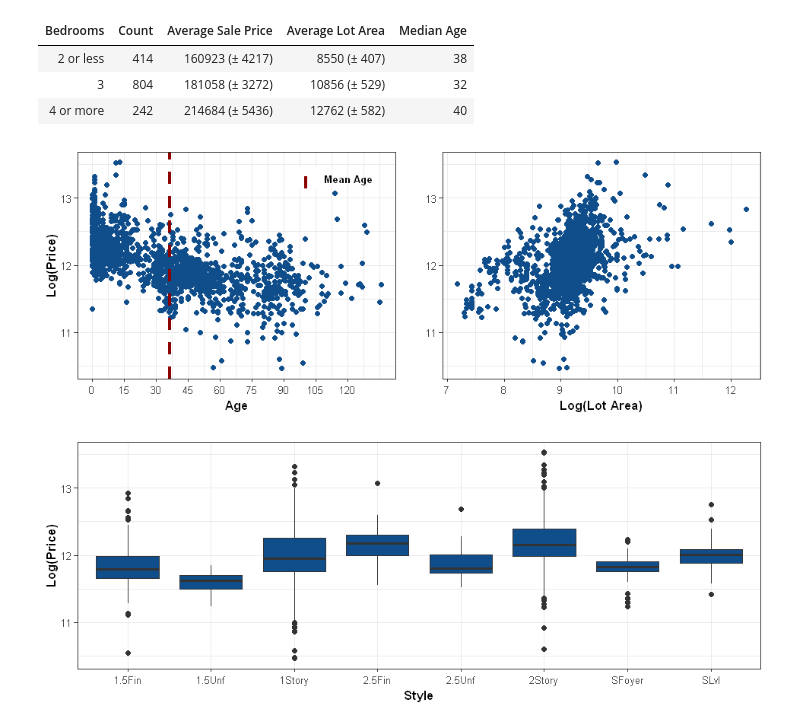
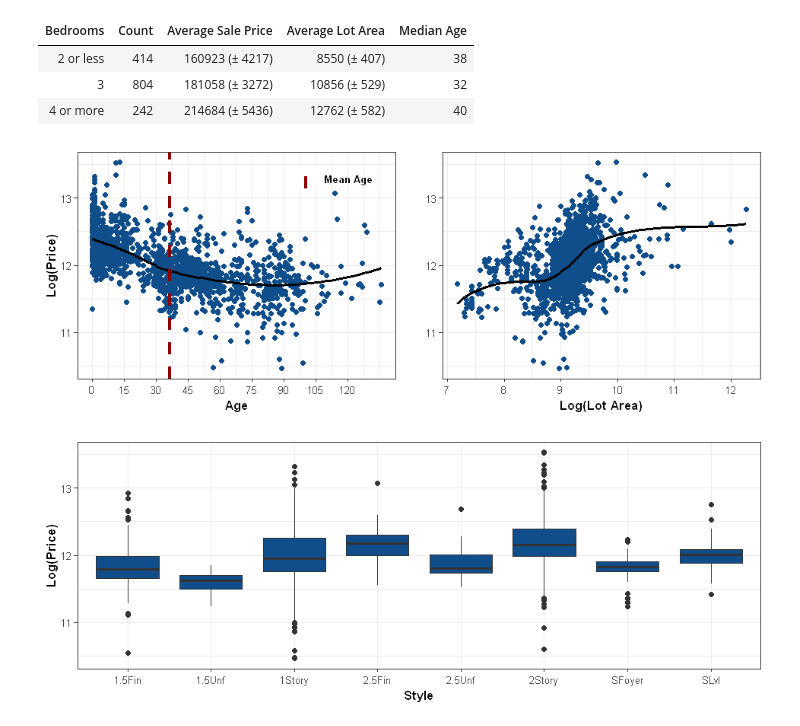
Before and after one commit to juisen/hedonic_price_modeling, a Jupyter notebook: Statistical Modeling.ipynb, the cells around one changed output. Cells and saved outputs as stored; diff of their text form; code cells hidden in the pictures.

```diff
--- a/Statistical Modeling.ipynb
+++ b/Statistical Modeling.ipynb
@@ -6,3 +1,17 @@ library(estimatr)
+# %%
+options(warn=-1)
+suppressWarnings({
+    libs <- c("tidyverse","gridExtra","estimatr")
+load.libs <- function(x){
+  for(i in x){
+    if(!require(i,character.only = TRUE )){
+      install.packages(i,dependencies = TRUE )
+      library(i,character.only = TRUE )
+    }
+  }
+}
+load.libs(libs)
+})
 # %%
 data_preprocessed = read.csv("data_preprocessed.csv", header = T)
 data = data_preprocessed
@@ -116,32 +125,34 @@ table(data,Bedrooms)
 # %%
 options(repr.plot.width = 8, repr.plot.height = 3)
 
 age_price_plot<-data%>%
     ggplot()+
     geom_point(aes(Age, log_price), color = "dodgerblue4")+
-    labs(x = "Age", y = "Log(Price)")+
+    geom_smooth(aes(Age, log_price), method = "loess", se = F, color = "black")+
     scale_x_continuous(breaks = seq(0, 120, 15))+
     geom_vline(data = data,aes(xintercept = mean(data[,"Age"]), linetype = "Mean Age"),
                                size = 1.3, color = "darkred")+
     scale_linetype_manual(values = c("Mean Age" = "dashed"))+
+    labs(x = "Age", y = "Log(Price)")+
     theme_bw()+
     theme(axis.title = element_text(size = 10, face = "bold"),
           axis.text = element_text(size = 8),
           legend.title = element_blank(),
           legend.background = element_blank(),
           legend.text = element_text(size = 8, face = "bold"),legend.position = c(0.80, 0.90))
 
 sqf_price_plot<-data%>%
     ggplot()+
     geom_point(aes(LotArea, log_price), color = "dodgerblue4")+
+    geom_smooth(aes(LotArea, log_price), method = "loess", se = F, color = "black")+
     labs(x = "Log(Lot Area)", y = "")+
     theme_bw()+
     theme(axis.title = element_text(size = 10, face = "bold"),
           axis.text = element_text(size = 8))
 
 grid.arrange(age_price_plot, sqf_price_plot, ncol = 2, nrow = 1)
 # %% [output]
-[figure, old version]
+[figure, new version]
 # %%
 data%>%
     ggplot()+
```
Also changed, not shown: parts of 11 cells of this notebook.
